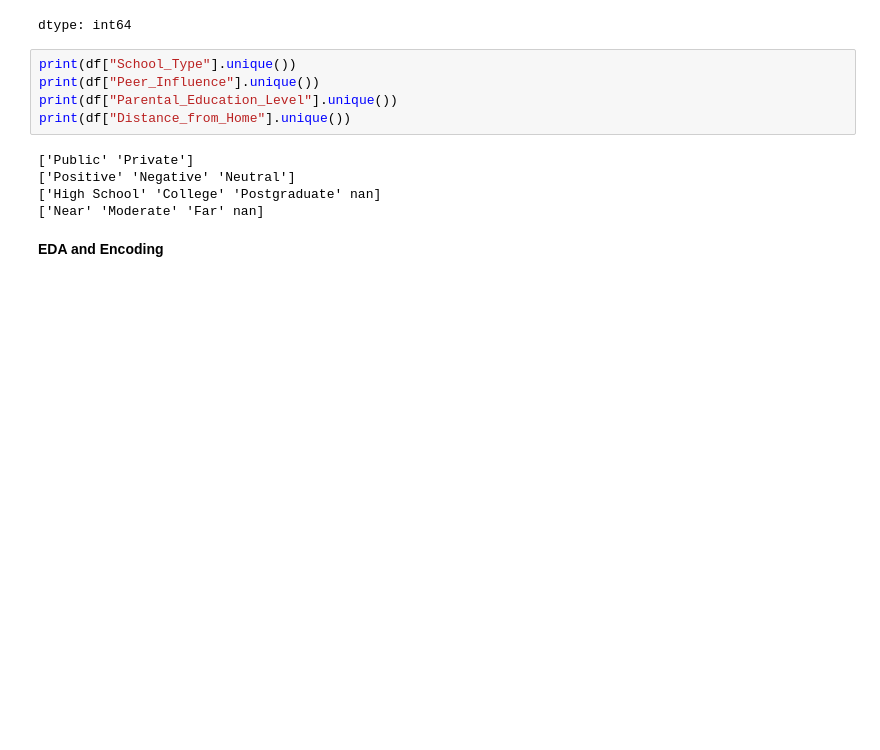
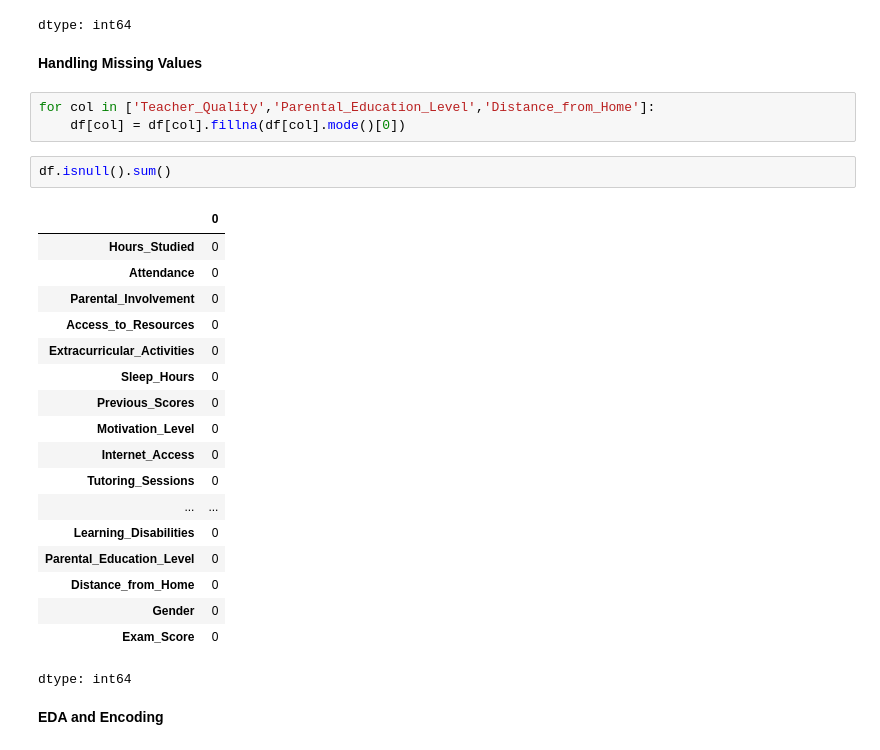
Before and after one commit to nehaljain21/Probation_Tasks_GDG, a Jupyter notebook: Task_2.ipynb, the cells around one changed output. Cells and saved outputs as stored; diff of their text form; blank space fills up the shorter version.

```diff
--- a/Task_2.ipynb
+++ b/Task_2.ipynb
@@ -111,16 +111,32 @@ df.nunique()
 | Gender | 2 |
 | Exam_Score | 45 |
 dtype: int64
-# %%
-print(df["School_Type"].unique())
-print(df["Peer_Influence"].unique())
-print(df["Parental_Education_Level"].unique())
-print(df["Distance_from_Home"].unique())
-# %% [output]
-['Public' 'Private']
-['Positive' 'Negative' 'Neutral']
-['High School' 'College' 'Postgraduate' nan]
-['Near' 'Moderate' 'Far' nan]
+# %% [markdown]
+**Handling Missing Values**
+# %%
+for col in ['Teacher_Quality','Parental_Education_Level','Distance_from_Home']:
+    df[col] = df[col].fillna(df[col].mode()[0])
+# %%
+df.isnull().sum()
+# %% [output]
+|  | 0 |
+| Hours_Studied | 0 |
+| Attendance | 0 |
+| Parental_Involvement | 0 |
+| Access_to_Resources | 0 |
+| Extracurricular_Activities | 0 |
+| Sleep_Hours | 0 |
+| Previous_Scores | 0 |
+| Motivation_Level | 0 |
+| Internet_Access | 0 |
+| Tutoring_Sessions | 0 |
+| ... | ... |
+| Learning_Disabilities | 0 |
+| Parental_Education_Level | 0 |
+| Distance_from_Home | 0 |
+| Gender | 0 |
+| Exam_Score | 0 |
+dtype: int64
 # %% [markdown]
 **EDA and Encoding**
 # %%
```
Also changed, not shown: parts of 18 cells of this notebook.
